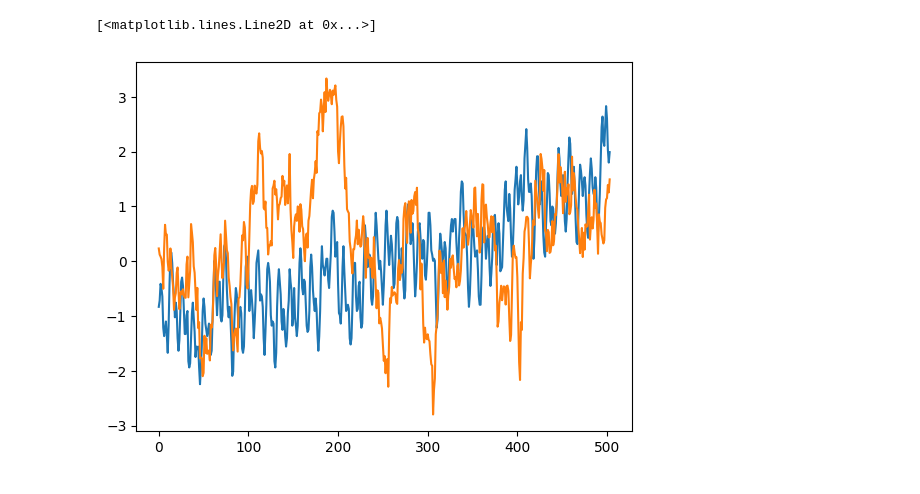
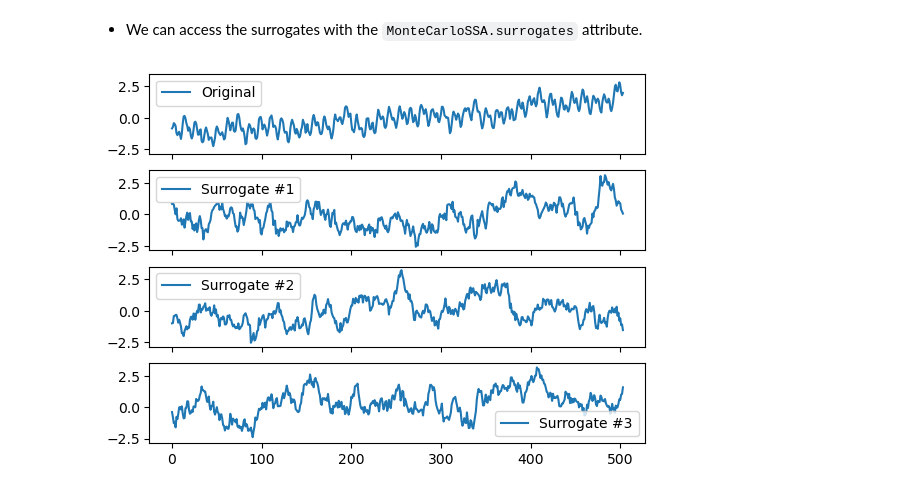
Before and after one commit to ADSCIAN/ssalib, a Jupyter notebook: notebooks/A1_montecarlo_ssa.ipynb, the cells around one changed output. Cells and saved outputs as stored; diff of their text form; code cells hidden in the pictures.

```diff
--- a/notebooks/A1_montecarlo_ssa.ipynb
+++ b/notebooks/A1_montecarlo_ssa.ipynb
@@ -21,9 +36,22 @@ sst.plot()
 # %%
-ssa = MonteCarloSSA(sst, svd_solver='sklearn_randomized', ar_order_max=1, random_seed=0)
-ssa.decompose(n_components=30)
-fig, ax = plt.subplots()
-ax.plot(ssa._timeseries_pp)
-ax.plot(ssa.surrogates[0])
+# Monte Carlo SSA
+ssa = MonteCarloSSA(
+    sst,
+    svd_solver='sklearn_randomized',
+    ar_order_max=1,  # default
+    criterion='bic',  # default
+    n_surrogates=100,  # default
+    random_seed=0
+)
-# %% [output]
-[<matplotlib.lines.Line2D at 0x...>]
-[figure, removed]
+# %% [markdown]
+* We can access the surrogates with the `MonteCarloSSA.surrogates` attribute.
+# %%
+# Visualization of the first three surrogates
+fig, axes = plt.subplots(4, 1, sharex=True, sharey=True)
+axes[0].plot(ssa._timeseries_pp, label='Original')
+axes[0].legend()
+for i in range(1, 4):
+    axes[i].plot(ssa.surrogates[i], label=f'Surrogate #{i}')
+    axes[i].legend()
+# %% [output]
+[figure, added]
```
Also changed, not shown: parts of 7 cells of this notebook.
